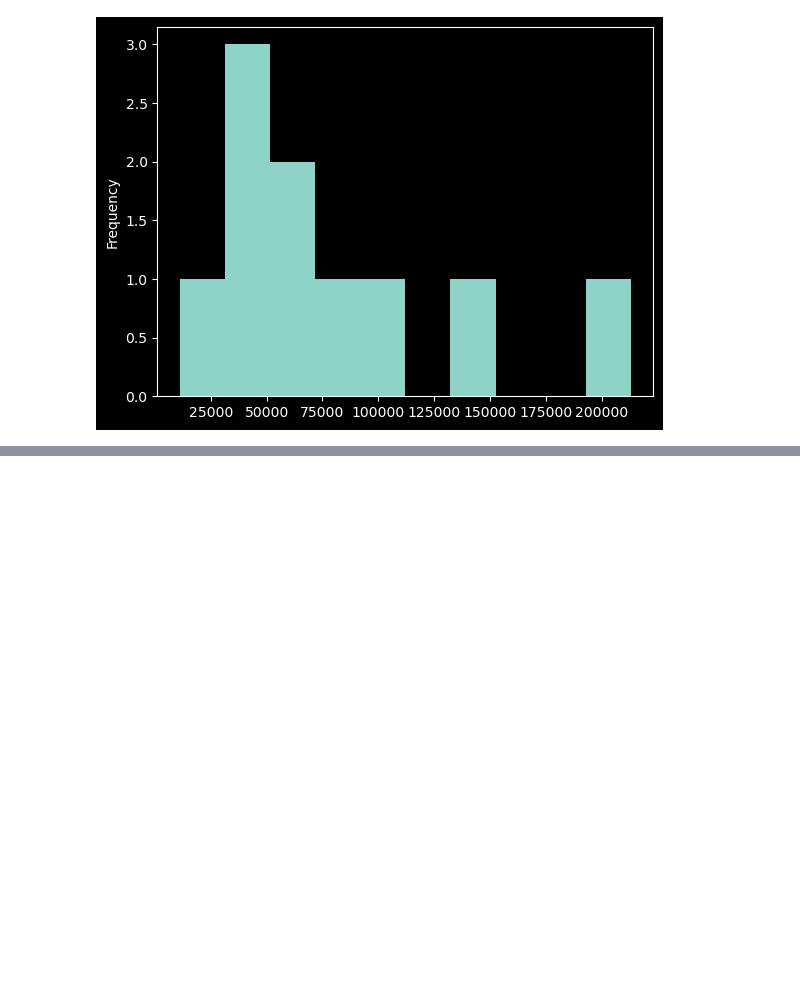
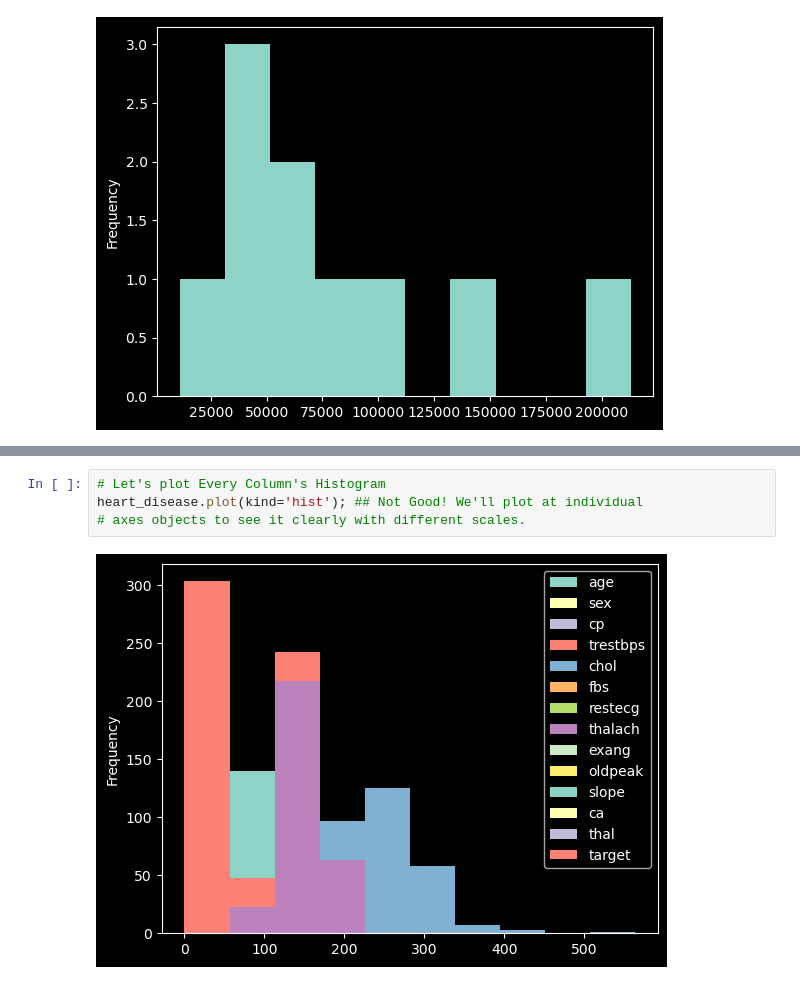
Before and after one commit to DarkDk123/ZTM-ML-Data-Science, a Jupyter notebook: 6. Matplotlib : Visualizing Data/Matplotlib_Intro.ipynb, the cells around one changed output, grey strips where cells are left out. Drawn from its saved outputs; the diff is of its cells as text; blank space fills up the shorter version.

```diff
--- a/6. Matplotlib : Visualizing Data/Matplotlib_Intro.ipynb
+++ b/6. Matplotlib : Visualizing Data/Matplotlib_Intro.ipynb
@@ -566,0 +625,6 @@ car_sales["Odometer (KM)"].plot(kind='hist'); ## Not that greatly customized (Be
+# %%
+# Let's plot Every Column's Histogram
+heart_disease.plot(kind='hist'); ## Not Good! We'll plot at individual
+# axes objects to see it clearly with different scales.
+# %% [output]
+[figure, added]
```
Also changed, not shown: parts of 15 cells of this notebook, 1 other file.
